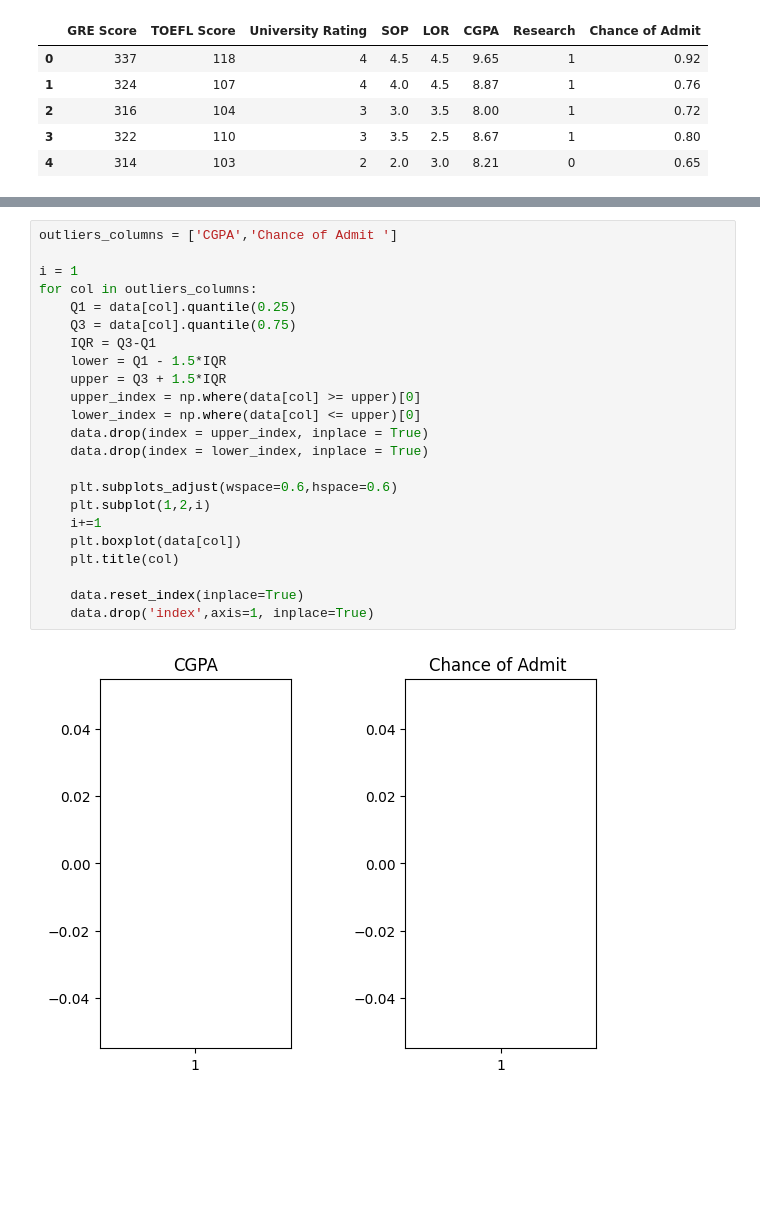
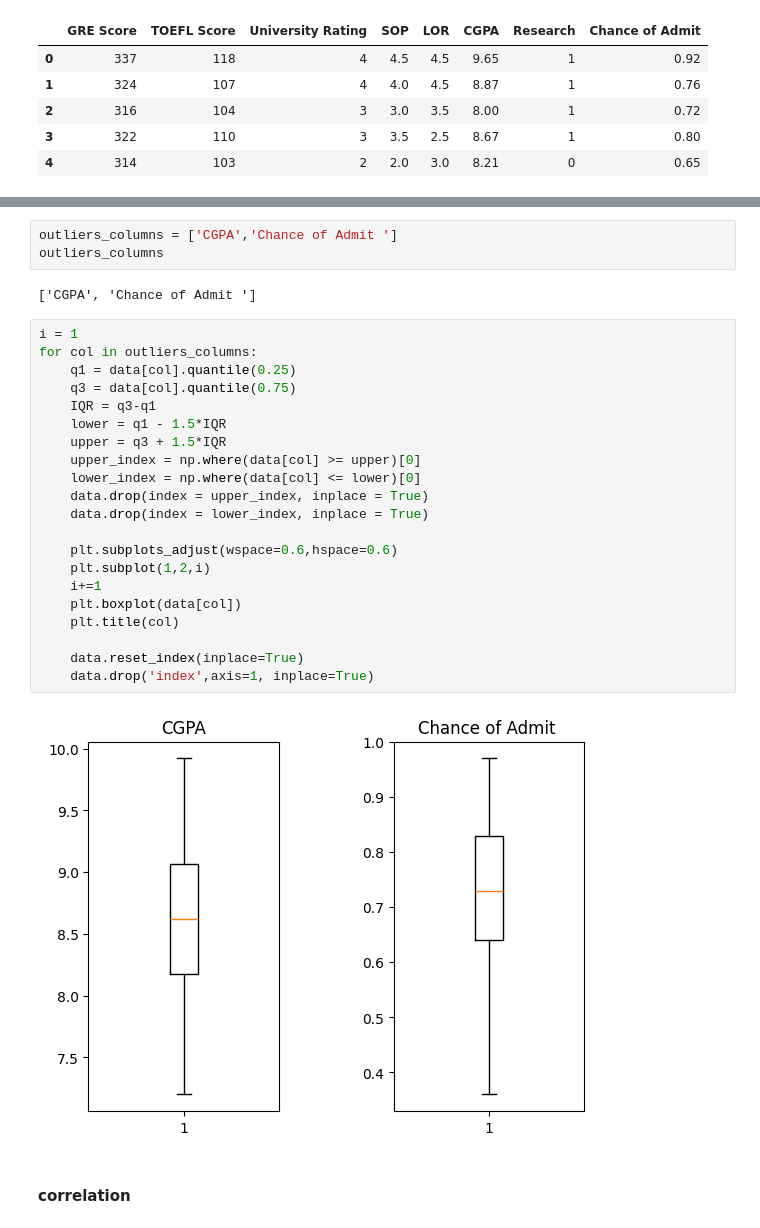
Before and after one commit to fazilyousuf/Data-Science-works, a Jupyter notebook: Machine Learning/Supervised Learning/Linear Regression/admission_predict_problem.ipynb, the cells around one changed output, grey strips where cells are left out. Cells and saved outputs as stored; diff of their text form; blank space fills up the shorter version.

```diff
--- a/Machine Learning/Supervised Learning/Linear Regression/admission_predict_problem.ipynb
+++ b/Machine Learning/Supervised Learning/Linear Regression/admission_predict_problem.ipynb
@@ -73,28 +61,33 @@ for col in column_names:
     plt.title(col)
 # %% [output]
 [figure]
+# %%
+outliers_columns = ['CGPA','Chance of Admit ']
+outliers_columns
+# %% [output]
+['CGPA', 'Chance of Admit ']
 # %%
-outliers_columns = ['CGPA','Chance of Admit ']
-
 i = 1
 for col in outliers_columns:
-    Q1 = data[col].quantile(0.25)
-    Q3 = data[col].quantile(0.75)
-    IQR = Q3-Q1
-    lower = Q1 - 1.5*IQR
-    upper = Q3 + 1.5*IQR
+    q1 = data[col].quantile(0.25)
+    q3 = data[col].quantile(0.75)
+    IQR = q3-q1
+    lower = q1 - 1.5*IQR
+    upper = q3 + 1.5*IQR
     upper_index = np.where(data[col] >= upper)[0]
-    lower_index = np.where(data[col] <= upper)[0]
+    lower_index = np.where(data[col] <= lower)[0]
     data.drop(index = upper_index, inplace = True)
     data.drop(index = lower_index, inplace = True)
 
     plt.subplots_adjust(wspace=0.6,hspace=0.6)
     plt.subplot(1,2,i)
     i+=1
     plt.boxplot(data[col])
     plt.title(col)
 
     data.reset_index(inplace=True)
     data.drop('index',axis=1, inplace=True)
 # %% [output]
-[figure, old version]
+[figure, new version]
+# %% [markdown]
+#### correlation
```
Also changed, not shown: parts of 22 cells of this notebook, 2 other files.
